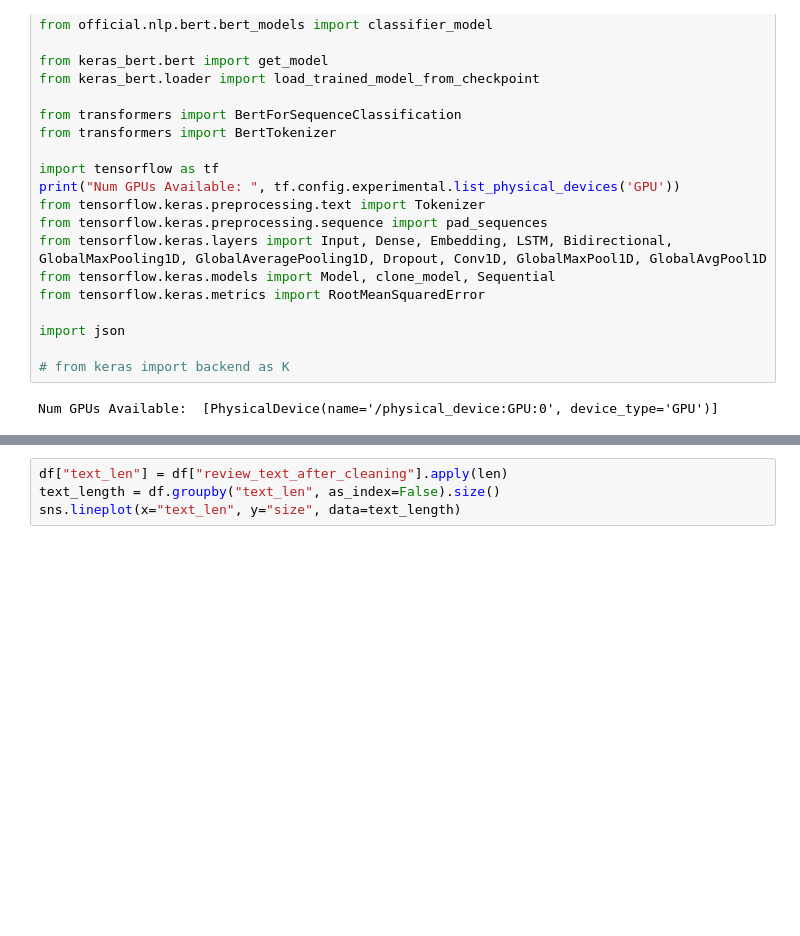
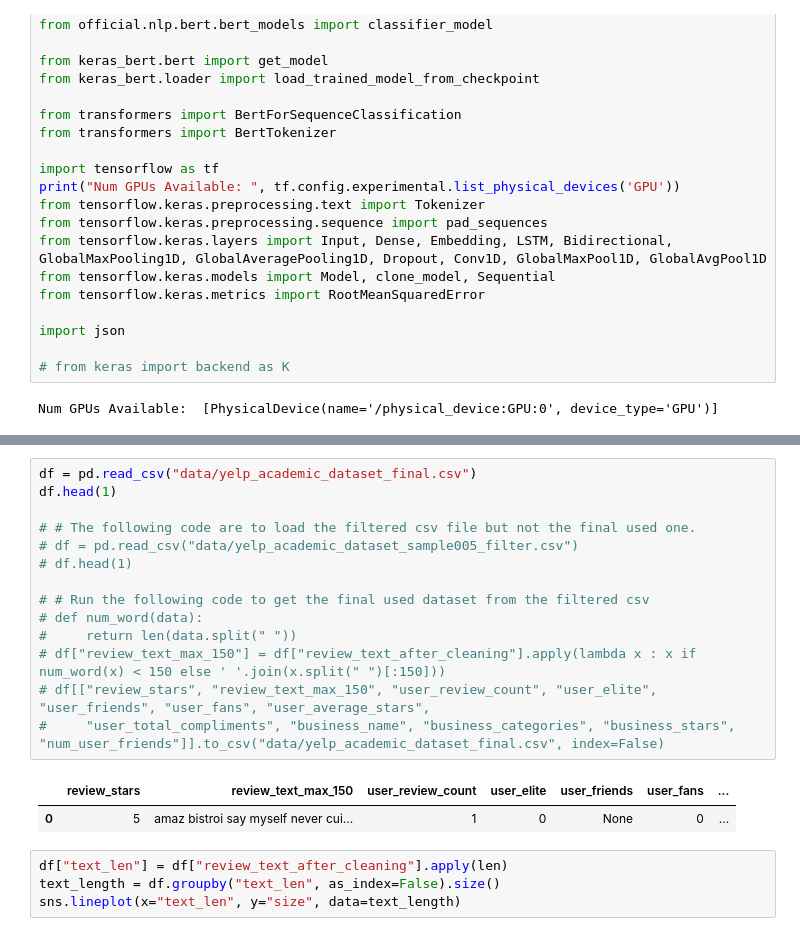
Before and after one commit to FishWith7sMemory/MAST30034-ADS-GroupProj, a Jupyter notebook: Bert.ipynb, the cells around one changed output, grey strips where cells are left out. Drawn from its saved outputs; the diff is of its cells as text; blank space fills up the shorter version.

```diff
--- a/Bert.ipynb
+++ b/Bert.ipynb
@@ -43,3 +37,20 @@ df.head(1)
+# %%
+df = pd.read_csv("data/yelp_academic_dataset_final.csv")
+df.head(1)
+
+# # The following code are to load the filtered csv file but not the final used one.
+# df = pd.read_csv("data/yelp_academic_dataset_sample005_filter.csv")
+# df.head(1)
+
+# # Run the following code to get the final used dataset from the filtered csv
+# def num_word(data):
+#     return len(data.split(" "))
+# df["review_text_max_150"] = df["review_text_after_cleaning"].apply(lambda x : x if num_word(x) < 150 else ' '.join(x.split(" ")[:150]))
+# df[["review_stars", "review_text_max_150", "user_review_count", "user_elite", "user_friends", "user_fans", "user_average_stars",
+#     "user_total_compliments", "business_name", "business_categories", "business_stars", "num_user_friends"]].to_csv("data/yelp_academic_dataset_final.csv", index=False)
+# %% [output]
+|  | review_stars | review_text_max_150 | user_review_count | user_elite | user_friends | user_fans | ... |
+| 0 | 5 | amaz bistroi say myself never cui... | 1 | 0 | None | 0 | ... |
 # %%
 df["text_len"] = df["review_text_after_cleaning"].apply(len)
 text_length = df.groupby("text_len", as_index=False).size()
```
Also changed, not shown: parts of 20 cells of this notebook, 2 other files.
